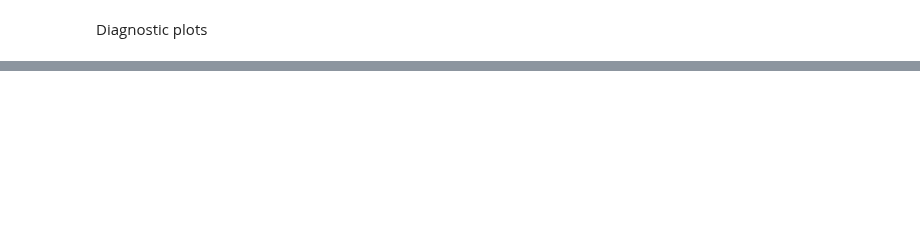
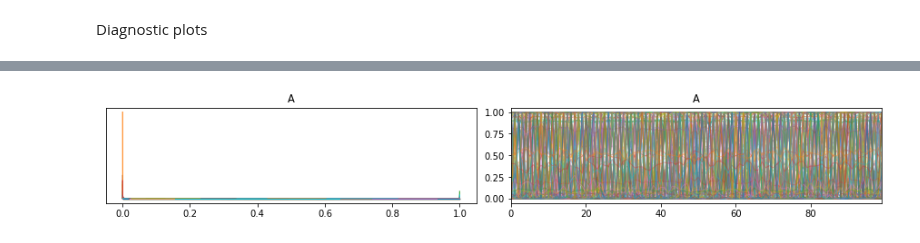
Before and after one commit to morrislab/damuta, a Jupyter notebook: advi_cosmic.ipynb, the cells around one changed output, grey strips where cells are left out. Cells and saved outputs as stored; diff of their text form; code cells hidden in the pictures; blank space fills up the shorter version.

```diff
--- a/advi_cosmic.ipynb
+++ b/advi_cosmic.ipynb
@@ -42,5 +65,5 @@ tau_gen = pm.Dirichlet.dist(a=np.ones(I) * 0.1).random(size = S)
 # %%
-B=(tau_gen @ cosmic)
+B=(tau_activities @ tau)
 data = np.vstack([d.random(size = 1) for d in map(pm.Multinomial.dist, N, B)])
 # %% [markdown]
 Preview simulated signatures
@@ -124,3 +199,8 @@ with collapsed_model:
+# %%
+with collapsed_model:
+    pm.plot_trace(advi_trace.approx.sample(100), var_names = 'A');
+# %% [output]
+[figure, added]
 # %%
 plt.figure(figsize=(10,5), constrained_layout = True)
 for j in range(J):
```
Also changed, not shown: parts of 30 cells of this notebook.
